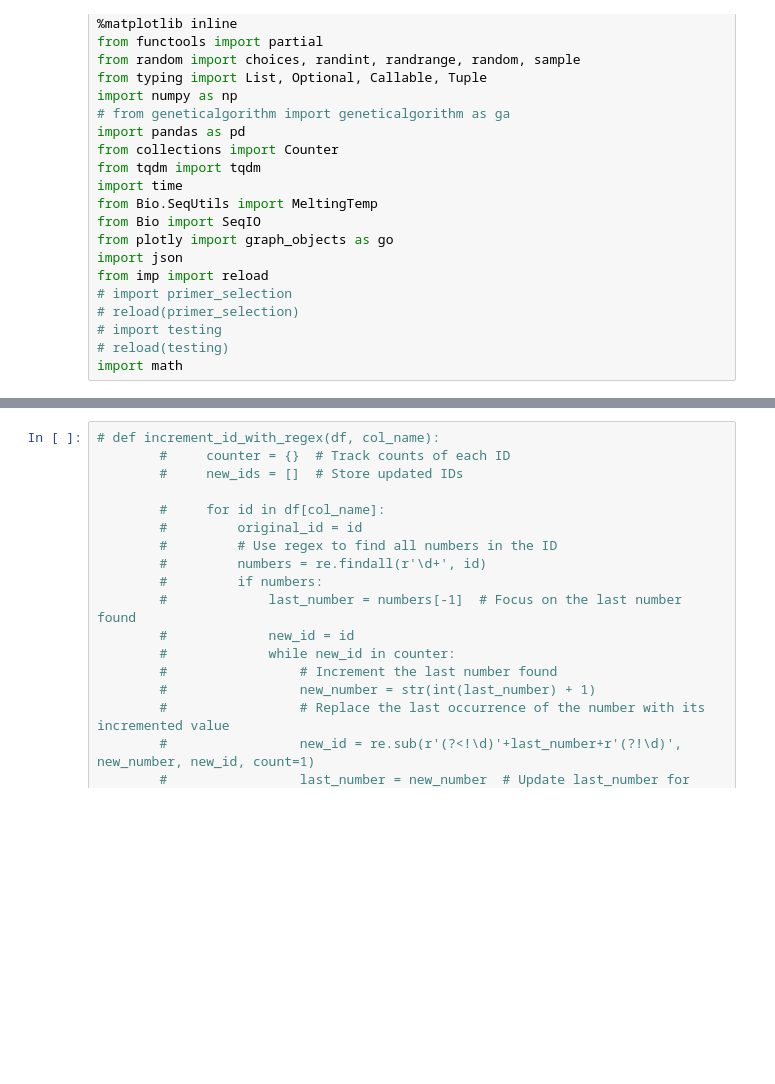
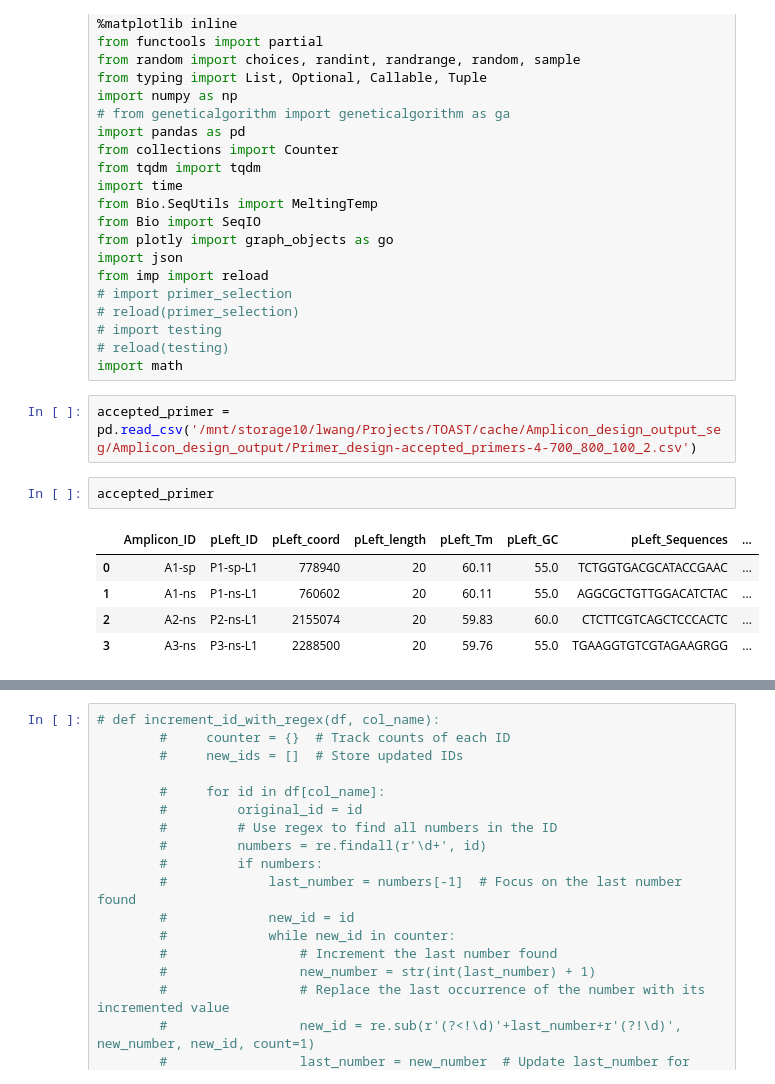
Before and after one commit to linfeng-wang/TOAST, a Jupyter notebook: cache/scratch.ipynb, the cells around one changed output, grey strips where cells are left out. Cells and saved outputs as stored; diff of their text form; blank space fills up the shorter version.

```diff
--- a/cache/scratch.ipynb
+++ b/cache/scratch.ipynb
@@ -22,3 +22,13 @@ from imp import reload
 # import testing
 # reload(testing)
 import math
+# %%
+accepted_primer = pd.read_csv('/mnt/storage10/lwang/Projects/TOAST/cache/Amplicon_design_output_seg/Amplicon_design_output/Primer_design-accepted_primers-4-700_800_100_2.csv')
+# %%
+accepted_primer
+# %% [output]
+|  | Amplicon_ID | pLeft_ID | pLeft_coord | pLeft_length | pLeft_Tm | pLeft_GC | pLeft_Sequences | ... |
+| 0 | A1-sp | P1-sp-L1 | 778940 | 20 | 60.11 | 55.0 | TCTGGTGACGCATACCGAAC | ... |
+| 1 | A1-ns | P1-ns-L1 | 760602 | 20 | 60.11 | 55.0 | AGGCGCTGTTGGACATCTAC | ... |
+| 2 | A2-ns | P2-ns-L1 | 2155074 | 20 | 59.83 | 60.0 | CTCTTCGTCAGCTCCCACTC | ... |
+| 3 | A3-ns | P3-ns-L1 | 2288500 | 20 | 59.76 | 55.0 | TGAAGGTGTCGTAGAAGRGG | ... |
```
Also changed, not shown: parts of 3 cells of this notebook, 13 other files.
